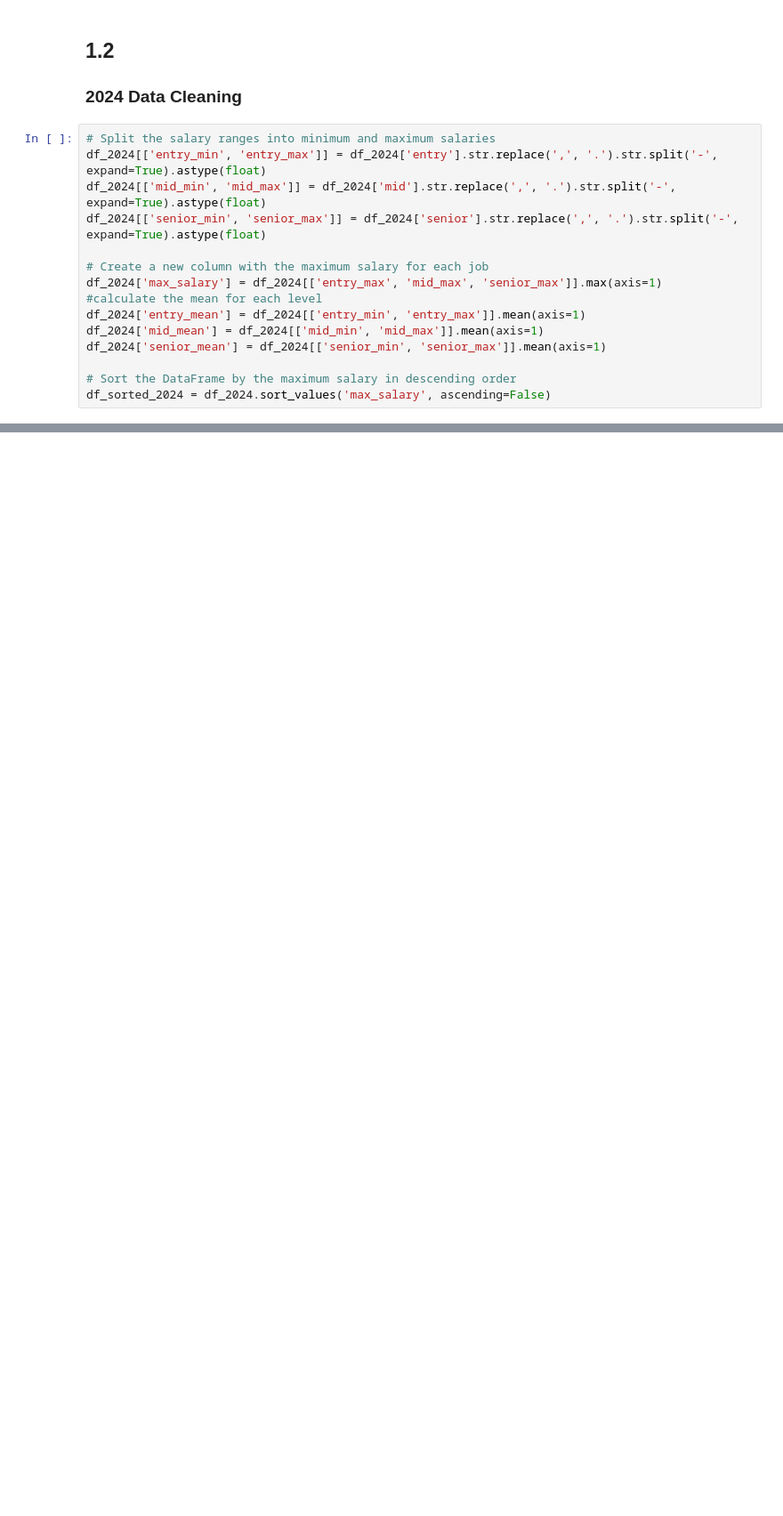
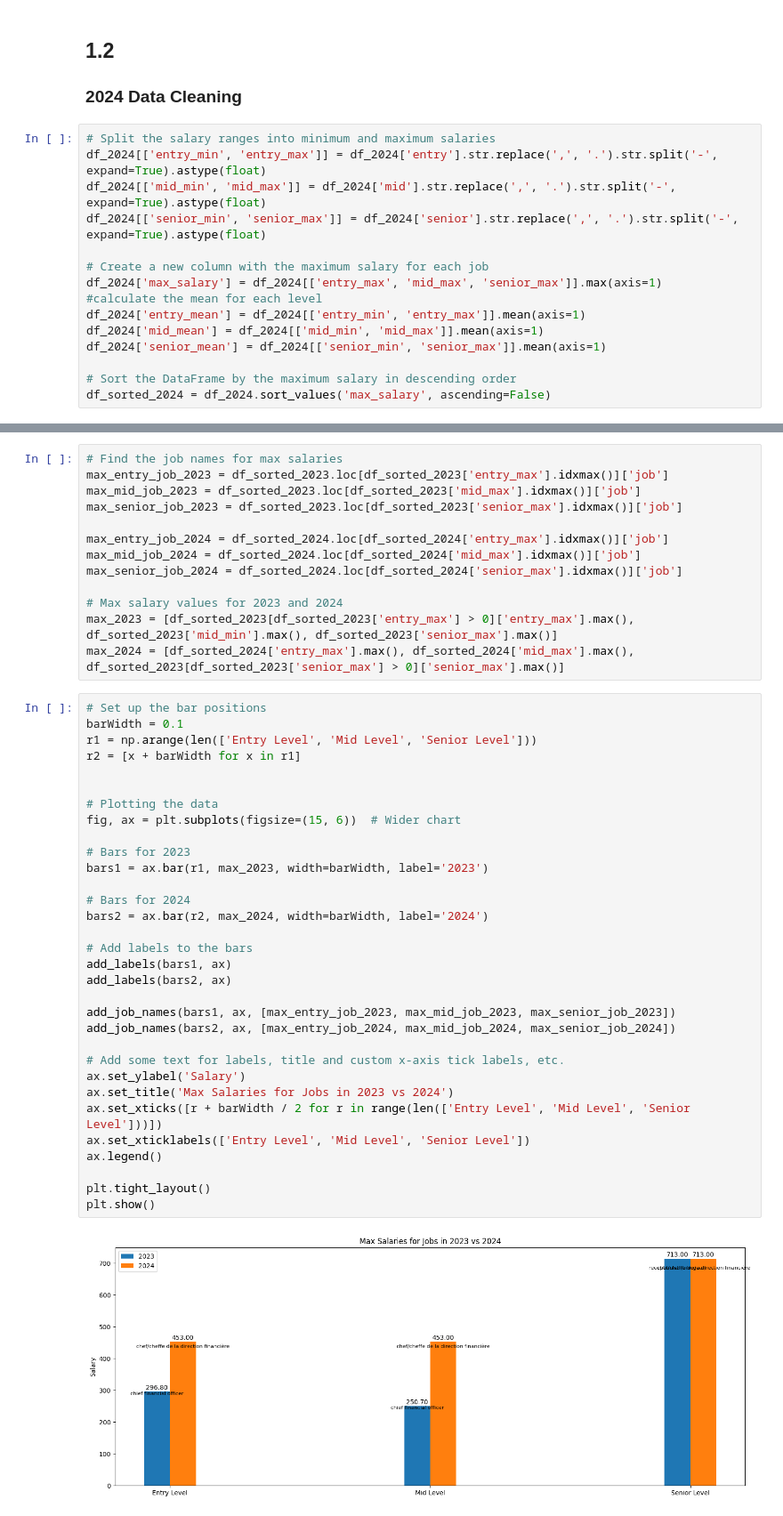
Before and after one commit to AlgoETS/Salary, a Jupyter notebook: sandbox/compare_2023_to_2024.ipynb, the cells around one changed output, grey strips where cells are left out. Shown at 89% size. Drawn from its saved outputs; the diff is of its cells as text; blank space fills up the shorter version.

```diff
--- a/sandbox/compare_2023_to_2024.ipynb
+++ b/sandbox/compare_2023_to_2024.ipynb
@@ -100,0 +204,47 @@ top_engineers_jobs.head(30)
+# %%
+# Find the job names for max salaries
+max_entry_job_2023 = df_sorted_2023.loc[df_sorted_2023['entry_max'].idxmax()]['job']
+max_mid_job_2023 = df_sorted_2023.loc[df_sorted_2023['mid_max'].idxmax()]['job']
+max_senior_job_2023 = df_sorted_2023.loc[df_sorted_2023['senior_max'].idxmax()]['job']
+
+max_entry_job_2024 = df_sorted_2024.loc[df_sorted_2024['entry_max'].idxmax()]['job']
+max_mid_job_2024 = df_sorted_2024.loc[df_sorted_2024['mid_max'].idxmax()]['job']
+max_senior_job_2024 = df_sorted_2024.loc[df_sorted_2024['senior_max'].idxmax()]['job']
+
+# Max salary values for 2023 and 2024
+max_2023 = [df_sorted_2023[df_sorted_2023['entry_max'] > 0]['entry_max'].max(), df_sorted_2023['mid_min'].max(), df_sorted_2023['senior_max'].max()]
+max_2024 = [df_sorted_2024['entry_max'].max(), df_sorted_2024['mid_max'].max(), df_sorted_2023[df_sorted_2023['senior_max'] > 0]['senior_max'].max()]
+# %%
+# Set up the bar positions
+barWidth = 0.1
+r1 = np.arange(len(['Entry Level', 'Mid Level', 'Senior Level']))
+r2 = [x + barWidth for x in r1]
+
+
+# Plotting the data
+fig, ax = plt.subplots(figsize=(15, 6))  # Wider chart
+
+# Bars for 2023
+bars1 = ax.bar(r1, max_2023, width=barWidth, label='2023')
+
+# Bars for 2024
+bars2 = ax.bar(r2, max_2024, width=barWidth, label='2024')
+
+# Add labels to the bars
+add_labels(bars1, ax)
+add_labels(bars2, ax)
+
+add_job_names(bars1, ax, [max_entry_job_2023, max_mid_job_2023, max_senior_job_2023])
+add_job_names(bars2, ax, [max_entry_job_2024, max_mid_job_2024, max_senior_job_2024])
+
+# Add some text for labels, title and custom x-axis tick labels, etc.
+ax.set_ylabel('Salary')
+ax.set_title('Max Salaries for Jobs in 2023 vs 2024')
+ax.set_xticks([r + barWidth / 2 for r in range(len(['Entry Level', 'Mid Level', 'Senior Level']))])
+ax.set_xticklabels(['Entry Level', 'Mid Level', 'Senior Level'])
+ax.legend()
+
+plt.tight_layout()
+plt.show()
+# %% [output]
+[figure, added]
```
Also changed, not shown: parts of 19 cells of this notebook.
